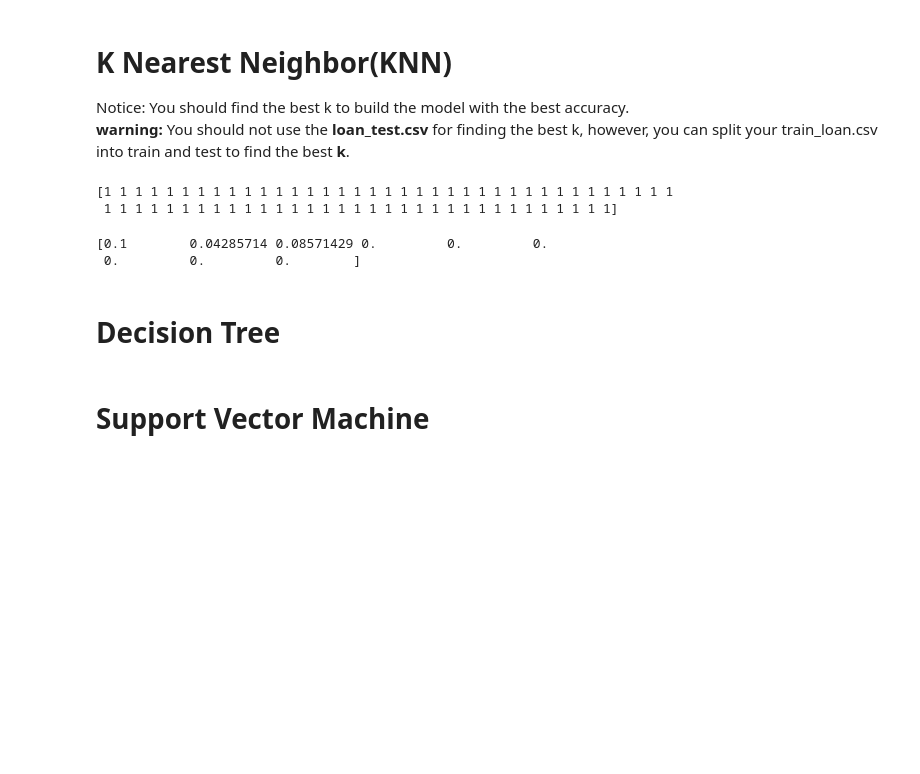
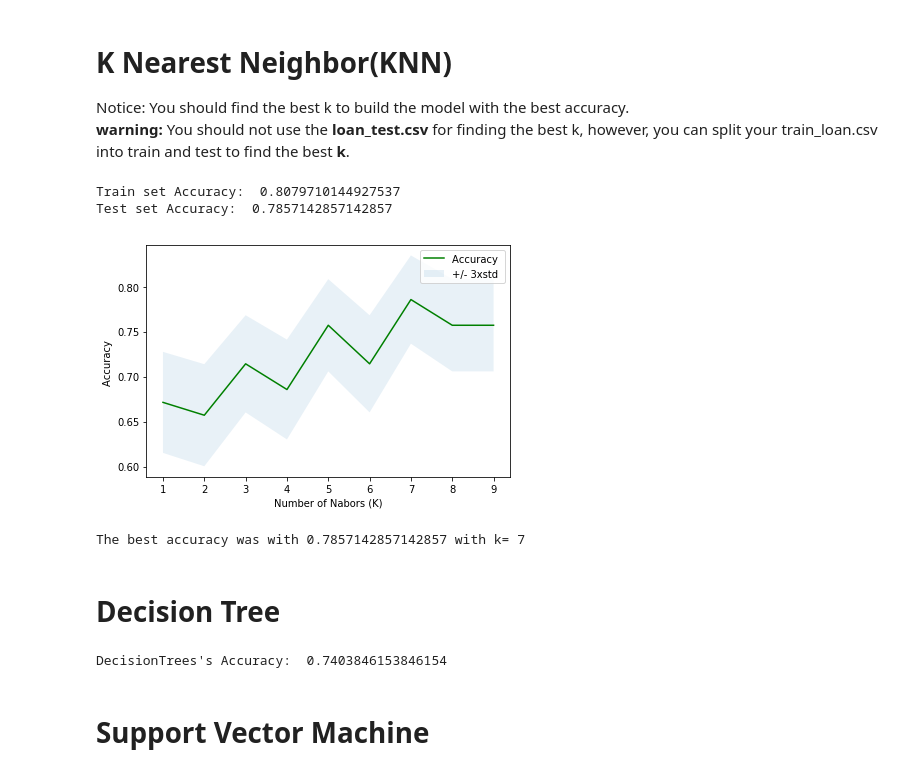
Before and after one commit to kshitijbaloothiya/coursea_machine_learning, a Jupyter notebook: Machine learning.ipynb, the cells around one changed output. Drawn from its saved outputs; the diff is of its cells as text; code cells hidden in the pictures; blank space fills up the shorter version.

```diff
--- a/Machine learning.ipynb
+++ b/Machine learning.ipynb
@@ -241,5 +241,5 @@ y[0:5]
 array(['PAIDOFF', 'PAIDOFF', 'PAIDOFF', 'PAIDOFF', 'PAIDOFF'],
       dtype=object)
 # %%
-y = df['loan_status'].replace(to_replace=['PAIDOFF','COLLECTION'], value=[0,1]).values
-y[0:5]
+#y = df['loan_status'].replace(to_replace=['PAIDOFF','COLLECTION'], value=[0,1]).values
+#y[0:5]
@@ -307,12 +277,43 @@ Ytrue_knn=y[0:len(yhat_knn_final)]
-# %%
-print(Ytrue)
-# %% [output]
-[1 1 1 1 1 1 1 1 1 1 1 1 1 1 1 1 1 1 1 1 1 1 1 1 1 1 1 1 1 1 1 1 1 1 1 1 1
- 1 1 1 1 1 1 1 1 1 1 1 1 1 1 1 1 1 1 1 1 1 1 1 1 1 1 1 1 1 1 1 1 1]
-# %%
-print(me)
-# %% [output]
-[0.1        0.04285714 0.08571429 0.         0.         0.
- 0.         0.         0.        ]
+# %%
+from sklearn.neighbors import KNeighborsClassifier
+from sklearn import metrics
+from sklearn.model_selection import train_test_split
+X_train2, X_test2, y_train2, y_test2 = train_test_split( X, y, test_size=0.2, random_state=4)
+X= preprocessing.StandardScaler().fit(X).transform(X)
+k = 7
+#Train Model and Predict
+neigh = KNeighborsClassifier(n_neighbors = k).fit(X_train2,y_train2)
+yhat_knn = neigh.predict(X_test2)
+yhat_knn[0:5]
+print("Train set Accuracy: ", metrics.accuracy_score(y_train2, neigh.predict(X_train2)))
+print("Test set Accuracy: ", metrics.accuracy_score(y_test2, yhat_knn))
+Ks = 10
+mean_acc = np.zeros((Ks-1))
+std_acc = np.zeros((Ks-1))
+ConfustionMx = [];
+for n in range(1,Ks):
+
+    #Train Model and Predict
+    neigh = KNeighborsClassifier(n_neighbors = n).fit(X_train2,y_train2)
+    yhat_knn=neigh.predict(X_test2)
+    mean_acc[n-1] = metrics.accuracy_score(y_test2, yhat_knn)
+
+
+    std_acc[n-1]=np.std(yhat_knn==y_test2)/np.sqrt(yhat_knn.shape[0])
+
+mean_acc
+plt.plot(range(1,Ks),mean_acc,'g')
+plt.fill_between(range(1,Ks),mean_acc - 1 * std_acc,mean_acc + 1 * std_acc, alpha=0.10)
+plt.legend(('Accuracy ', '+/- 3xstd'))
+plt.ylabel('Accuracy ')
+plt.xlabel('Number of Nabors (K)')
+plt.tight_layout()
+plt.show()
+print( "The best accuracy was with", mean_acc.max(), "with k=", mean_acc.argmax()+1)
+# %% [output]
+Train set Accuracy:  0.8079710144927537
+Test set Accuracy:  0.7857142857142857
+[figure, added]
+The best accuracy was with 0.7857142857142857 with k= 7
 # %% [markdown]
 # Decision Tree
@@ -327,3 +320,15 @@ Ytrue_dt=y[0:len(yhat_dt)]
+# %%
+from sklearn.tree import DecisionTreeClassifier
+from sklearn.model_selection import train_test_split
+from sklearn import metrics
+X_trainset, X_testset, y_trainset, y_testset = train_test_split(X, y, test_size=0.3, random_state=3)
+mdl_tree = DecisionTreeClassifier(criterion="entropy", max_depth = 1)
+mdl_tree.fit(X_trainset,y_trainset)
+predTree = mdl_tree.predict(X_testset)
+
+print("DecisionTrees's Accuracy: ", metrics.accuracy_score(y_testset, predTree))
+# %% [output]
+DecisionTrees's Accuracy:  0.7403846153846154
 # %% [markdown]
 # Support Vector Machine
 # %%
```
Also changed, not shown: parts of 27 cells of this notebook.
